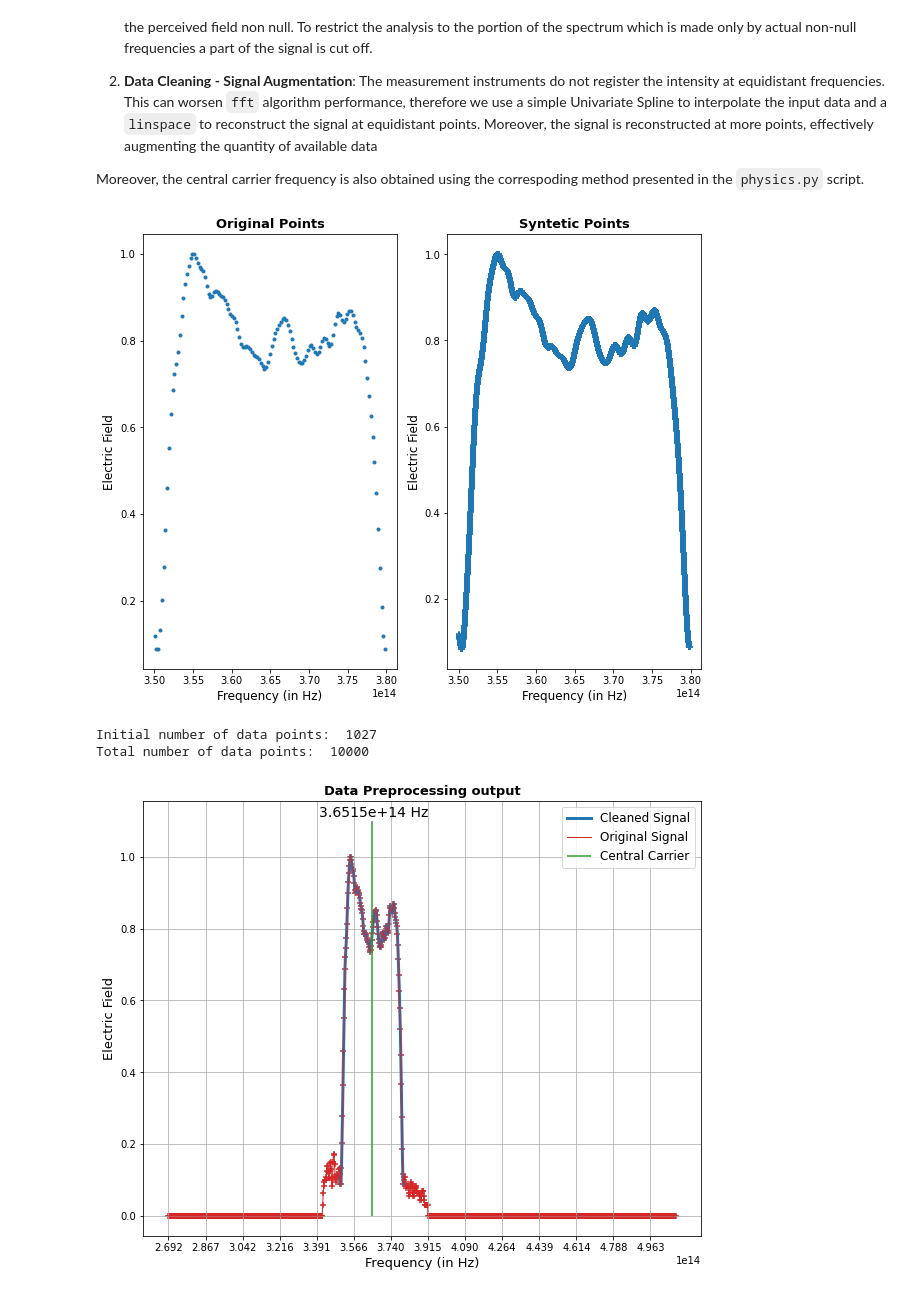
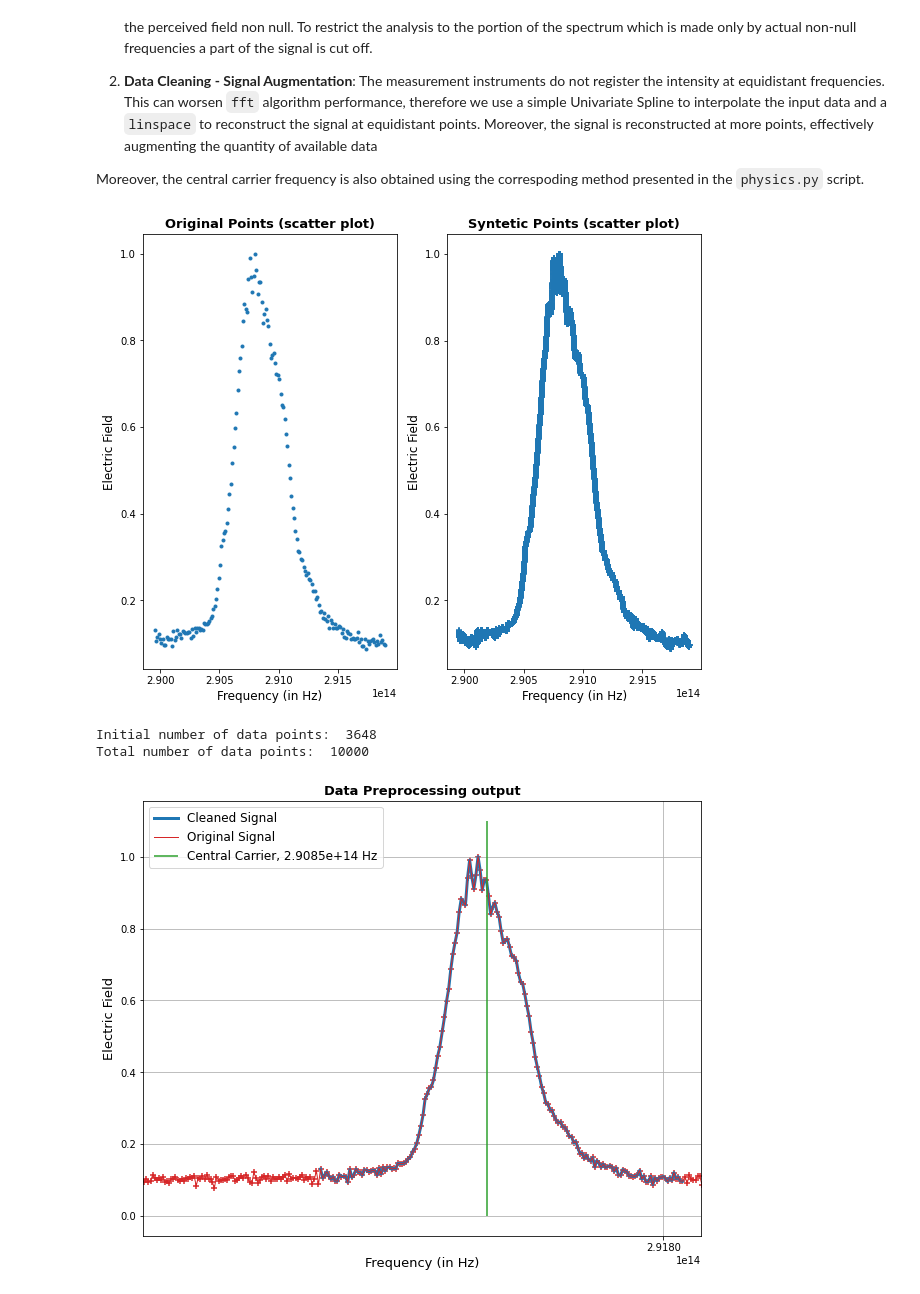
Before and after one commit to fracapuano/TempoRL, a Jupyter notebook: notebooks/SemiPhysicalModel_v1.ipynb, the cells around one changed output. Cells and saved outputs as stored; diff of their text form; code cells hidden in the pictures.

Commit message:
Semiphysical model testing completed - L1 spectrum analysis tested

```diff
--- a/notebooks/SemiPhysicalModel_v1.ipynb
+++ b/notebooks/SemiPhysicalModel_v1.ipynb
@@ -94,6 +94,7 @@ import os
 import pandas as pd
 import matplotlib.pyplot as plt
 import numpy as np
+from scipy.constants import c
 
 from utils.LaserModel import LaserModel
-data_path = "../data/LLNL_160809_freq.csv"
+data_path = "../data/L1_pump_spectrum.csv"
@@ -100,11 +107,16 @@ data_path = "../data/LLNL_160809_freq.csv"
 # %%
 # read the data
 df = pd.read_csv(data_path, header = None)
-df.columns = ["Frequency (in THz)", "Wavelength (in nm)", "Intensity", "Phase (rad)", "Phase (cutted) (rad)"]
+df.columns = ["Wavelength (nm)", "Intensity"]
+# converting Wavelength in Frequency
+df["Frequency (THz)"] = df["Wavelength (nm)"].apply(lambda wavelenght: 1e-12 * (c/(wavelenght * 1e-9)))
+# clipping everything that is negative
+df["Intensity"] = df["Intensity"].apply(lambda intensity: np.clip(intensity, a_min = 0, a_max = None))
 # the observations must be returned for increasing values of frequency
-df = df.sort_values(by = "Frequency (in THz)")
+df = df.sort_values(by = "Frequency (THz)")
 
-frequency, intensity = df.loc[:, "Frequency (in THz)"].values, df.loc[:, "Intensity"].values
+frequency, intensity = df.loc[:, "Frequency (THz)"].values, df.loc[:, "Intensity"].values
+intensity = (intensity - intensity.min()) / (intensity.max() - intensity.min())
 field = np.sqrt(intensity)
 # %% [markdown]
 # Pre-processing activity
@@ -117,9 +129,9 @@ Moreover, the central carrier frequency is also obtained using the correspoding
 # %%
 from utils.physics import *
 
-cutoff = np.array((350, 380)) * 10 **12
+cutoff = np.array((289.95, 291.91)) * 1e12
 # cutting off the signal
-frequency_clean, field_clean = cutoff_signal(frequency_cutoff = cutoff, frequency = frequency * 10**12,
+frequency_clean, field_clean = cutoff_signal(frequency_cutoff = cutoff, frequency = frequency * 1e12,
                                              signal = field)
 # augmenting the signal
 frequency_clean_aug, field_clean_aug = equidistant_points(frequency = frequency_clean,
@@ -130,45 +142,49 @@ central_carrier = central_frequency(frequency = frequency_clean_aug, signal = fi
 # %%
 fig, ax = plt.subplots(ncols = 2, figsize = (10,8))
 
-ax[0].set_title("Original Points", fontweight = "bold", fontsize = 13)
+ax[0].set_title("Original Points (scatter plot)", fontweight = "bold", fontsize = 13)
 ax[0].scatter(frequency_clean, field_clean, marker = ".")
 ax[0].set_xlabel("Frequency (in Hz)", fontsize = 12)
 ax[0].set_ylabel("Electric Field", fontsize = 12)
 
-ax[1].set_title("Syntetic Points", fontweight = "bold", fontsize = 13)
+ax[1].set_title("Syntetic Points (scatter plot)", fontweight = "bold", fontsize = 13)
 ax[1].scatter(frequency_clean_aug, field_clean_aug, marker = "+")
 ax[1].set_xlabel("Frequency (in Hz)", fontsize = 12)
 ax[1].set_ylabel("Electric Field", fontsize = 12)
 
 plt.show()
 # %% [output]
-[figure, old version]
+[figure, new version]
 # %%
 print("Initial number of data points: ", len(frequency))
 print("Total number of data points: ", len(frequency_clean_aug))
 # %% [output]
-Initial number of data points:  1027
+Initial number of data points:  3648
 Total number of data points:  10000
 # %%
 fig, ax = plt.subplots(figsize = (10,8))
 
 ax.plot(frequency_clean, field_clean, lw = 3, color = "tab:blue", label = "Cleaned Signal")
 ax.scatter(frequency * 10**12, field, marker = "+", c = "tab:red")
 ax.plot(frequency * 10**12, field, lw = 1, c = "tab:red", label = "Original Signal")
-ax.vlines(x = central_carrier, ymin = 0, ymax=1.1, colors = "tab:green", label = "Central Carrier", )
+
+ax.vlines(x = central_carrier,
+          ymin = 0,
+          ymax=1.1 * field_clean.max(),
+          colors = "tab:green",
+          label = "Central Carrier, {:.4e} Hz".format(central_carrier))
 
 ax.set_xlabel("Frequency (in Hz)", fontdict = {"fontsize":13})
 ax.set_ylabel("Electric Field", fontdict = {"fontsize":13})
 ax.set_title("Data Preprocessing output", fontdict = {"fontsize":13, "fontweight": "bold"})
 
-ax.annotate('{:.4e} Hz'.format(central_carrier), xy=(central_carrier - 0.25e14, 1.11), fontsize = 14)
-
-ax.set_xticks(ticks = frequency[::75]*10**12)
+ax.set_xticks(ticks = frequency[::250]*10**12)
+ax.set_xlim(left = 289 * 1e12, right = 292 * 1e12)
 ax.grid()
 
 ax.legend(fontsize = 12)
 
 plt.show()
 # %% [output]
-[figure, old version]
+[figure, new version]
 # %% [markdown]
```
Also changed, not shown: parts of 6 cells of this notebook, 6 other files.
